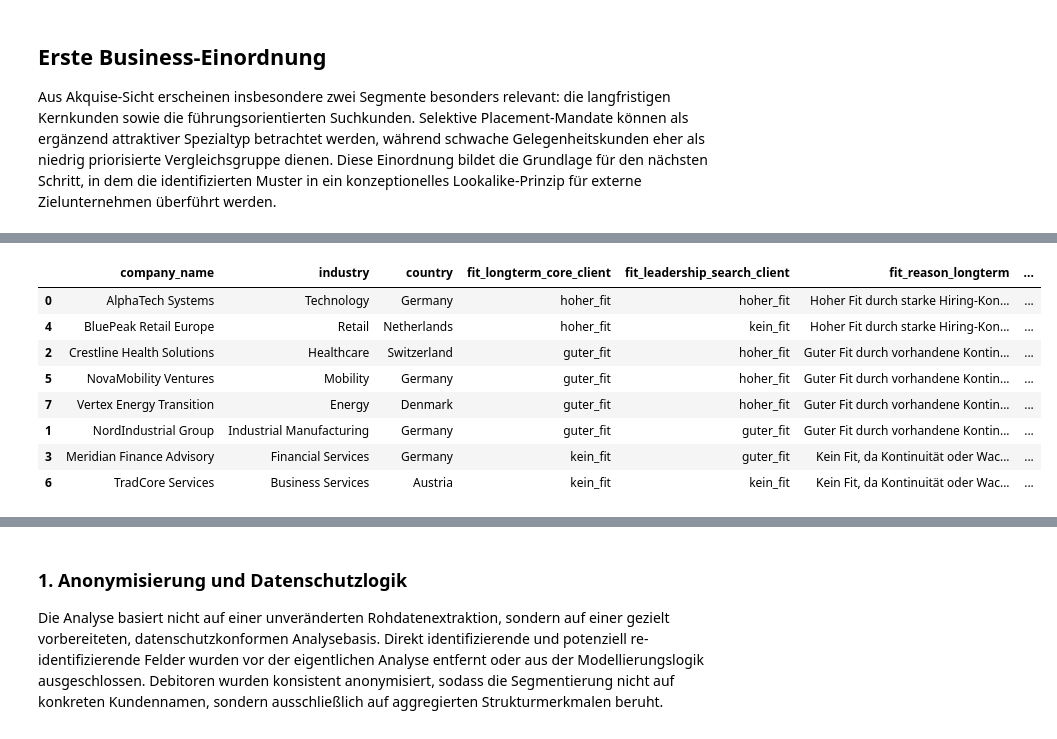
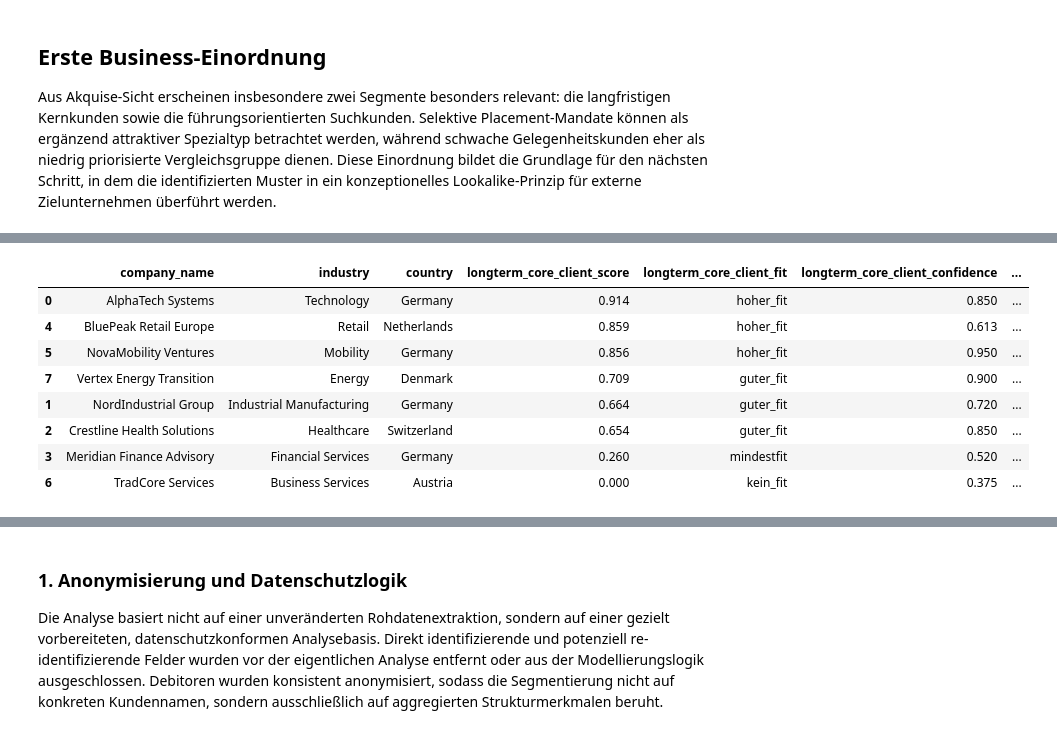
Before and after one commit to jensus-rep/data01-executive-search-analytics, a Jupyter notebook: notebooks/05_interpretation_and_lookalike_poc.ipynb, the cells around one changed output, grey strips where cells are left out. Drawn from its saved outputs; the diff is of its cells as text; code cells hidden in the pictures.

Commit message:
Strengthen external lookalike transfer methodology

```diff
--- a/notebooks/05_interpretation_and_lookalike_poc.ipynb
+++ b/notebooks/05_interpretation_and_lookalike_poc.ipynb
@@ -461,38 +619,50 @@ external_companies_poc
 # %%
 fit_order = {
     "kein_fit": 0,
     "mindestfit": 1,
     "guter_fit": 2,
     "hoher_fit": 3
 }
 
-external_companies_poc_sorted = external_companies_poc.copy()
+external_companies_poc_sorted = external_companies_scored.copy()
 
-external_companies_poc_sorted["fit_longterm_order"] = external_companies_poc_sorted["fit_longterm_core_client"].map(fit_order)
-external_companies_poc_sorted["fit_leadership_order"] = external_companies_poc_sorted["fit_leadership_search_client"].map(fit_order)
+external_companies_poc_sorted["fit_longterm_order"] = external_companies_poc_sorted["longterm_core_client_fit"].map(fit_order)
+external_companies_poc_sorted["fit_leadership_order"] = external_companies_poc_sorted["leadership_search_client_fit"].map(fit_order)
 
-external_companies_poc_sorted.sort_values(
-    by=["fit_longterm_order", "fit_leadership_order", "company_name"],
-    ascending=[False, False, True]
-)[
+external_companies_poc_sorted = external_companies_poc_sorted.sort_values(
+    by=[
+        "longterm_core_client_score",
+        "leadership_search_client_score",
+        "longterm_core_client_confidence",
+        "leadership_search_client_confidence",
+        "company_name"
+    ],
+    ascending=[False, False, False, False, True]
+)
+
+external_companies_poc_sorted[
     [
         "company_name",
         "industry",
         "country",
-        "fit_longterm_core_client",
-        "fit_leadership_search_client",
-        "fit_reason_longterm",
-        "fit_reason_leadership"
+        "longterm_core_client_score",
+        "longterm_core_client_fit",
+        "longterm_core_client_confidence",
+        "leadership_search_client_score",
+        "leadership_search_client_fit",
+        "leadership_search_client_confidence",
+        "longterm_core_client_reason",
+        "leadership_search_client_reason"
     ]
 ]
 # %% [output]
-|  | company_name | industry | country | fit_longterm_core_client | fit_leadership_search_client | fit_reason_longterm | ... |
-| 0 | AlphaTech Systems | Technology | Germany | hoher_fit | hoher_fit | Hoher Fit durch starke Hiring-Kon... | ... |
-| 4 | BluePeak Retail Europe | Retail | Netherlands | hoher_fit | kein_fit | Hoher Fit durch starke Hiring-Kon... | ... |
-| 2 | Crestline Health Solutions | Healthcare | Switzerland | guter_fit | hoher_fit | Guter Fit durch vorhandene Kontin... | ... |
-| 5 | NovaMobility Ventures | Mobility | Germany | guter_fit | hoher_fit | Guter Fit durch vorhandene Kontin... | ... |
-| 7 | Vertex Energy Transition | Energy | Denmark | guter_fit | hoher_fit | Guter Fit durch vorhandene Kontin... | ... |
-| 1 | NordIndustrial Group | Industrial Manufacturing | Germany | guter_fit | guter_fit | Guter Fit durch vorhandene Kontin... | ... |
-| 3 | Meridian Finance Advisory | Financial Services | Germany | kein_fit | guter_fit | Kein Fit, da Kontinuität oder Wac... | ... |
-| 6 | TradCore Services | Business Services | Austria | kein_fit | kein_fit | Kein Fit, da Kontinuität oder Wac... | ... |
+|  | company_name | industry | country | longterm_core_client_score | longterm_core_client_fit | longterm_core_client_confidence | ... |
+| 0 | AlphaTech Systems | Technology | Germany | 0.914 | hoher_fit | 0.850 | ... |
+| 4 | BluePeak Retail Europe | Retail | Netherlands | 0.859 | hoher_fit | 0.613 | ... |
+| 5 | NovaMobility Ventures | Mobility | Germany | 0.856 | hoher_fit | 0.950 | ... |
+| 7 | Vertex Energy Transition | Energy | Denmark | 0.709 | guter_fit | 0.900 | ... |
+| 1 | NordIndustrial Group | Industrial Manufacturing | Germany | 0.664 | guter_fit | 0.720 | ... |
+| 2 | Crestline Health Solutions | Healthcare | Switzerland | 0.654 | guter_fit | 0.850 | ... |
+| 3 | Meridian Finance Advisory | Financial Services | Germany | 0.260 | mindestfit | 0.520 | ... |
+| 6 | TradCore Services | Business Services | Austria | 0.000 | kein_fit | 0.375 | ... |
 # %% [markdown]
```
Also changed, not shown: parts of 12 cells of this notebook, 6 other files.
